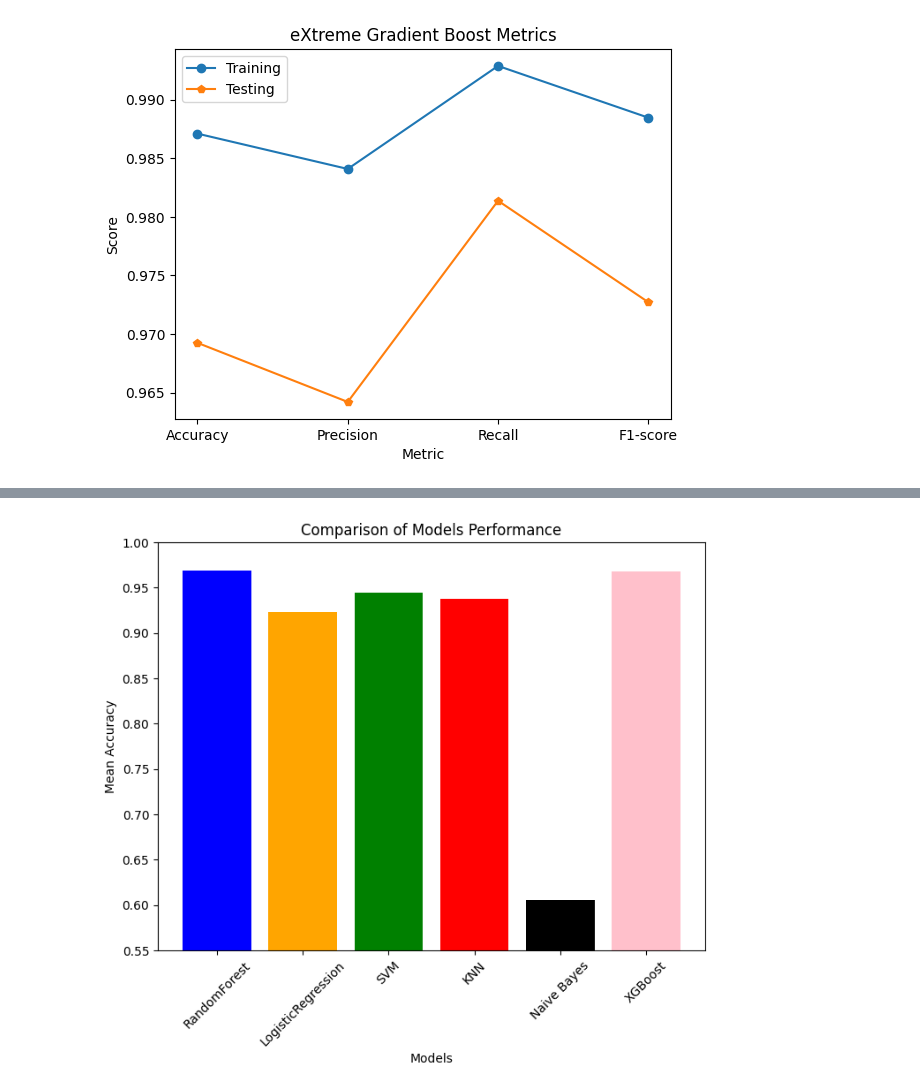
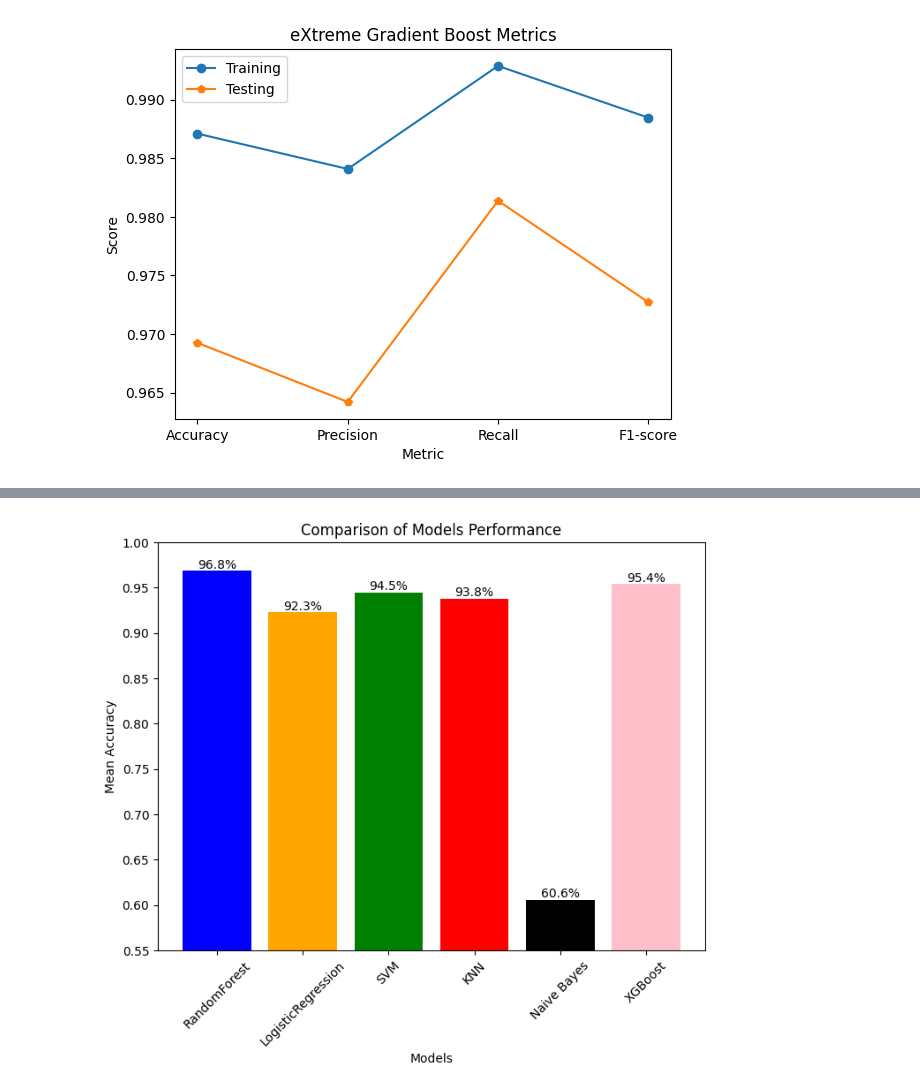
Before and after one commit to Aditya11620/majorpro, a Jupyter notebook: phishing_majorproject.ipynb, the cells around one changed output, grey strips where cells are left out. Cells and saved outputs as stored; diff of their text form; code cells hidden in the pictures.

```diff
--- a/phishing_majorproject.ipynb
+++ b/phishing_majorproject.ipynb
@@ -741,22 +634,22 @@ Model: XGBClassifier
 Mean Accuracy: 0.9676114286649844
 The best model is: RandomForestClassifier
 # %%
-import matplotlib.pyplot as plt
-
-# Mean accuracy scores for each model
-mean_accuracies = [0.968244503521062, 0.9225618104459195, 0.9446345401744874, 0.937576739912122,0.6055710341750729,0.9676114286649844]
-
-model_names = ['RandomForest', 'LogisticRegression', 'SVM', 'KNN','Naive Bayes','XGBoost']
-
-colors = ['blue', 'orange', 'green', 'red','black','pink']
+mean_accuracies = [0.968244503521062, 0.9225618104459195, 0.9446345401744874, 0.937576739912122, 0.6055710341750729, 0.9536114286649844]
+model_names = ['RandomForest', 'LogisticRegression', 'SVM', 'KNN', 'Naive Bayes', 'XGBoost']
+colors = ['blue', 'orange', 'green', 'red', 'black', 'pink']
 
 plt.figure(figsize=(8, 6))
+
+#percentage on top
+for i in range(len(mean_accuracies)):
+    plt.text(i, mean_accuracies[i], '{:.1%}'.format(mean_accuracies[i]), ha='center', va='bottom')
+
 plt.bar(model_names, mean_accuracies, color=colors)
 plt.xlabel('Models')
 plt.ylabel('Mean Accuracy')
 plt.title('Comparison of Models Performance')
 plt.ylim([0.55, 1.0])
 plt.xticks(rotation=45)
 plt.show()
 # %% [output]
-[figure, old version]
+[figure, new version]
```
Also changed, not shown: parts of 30 cells of this notebook.
